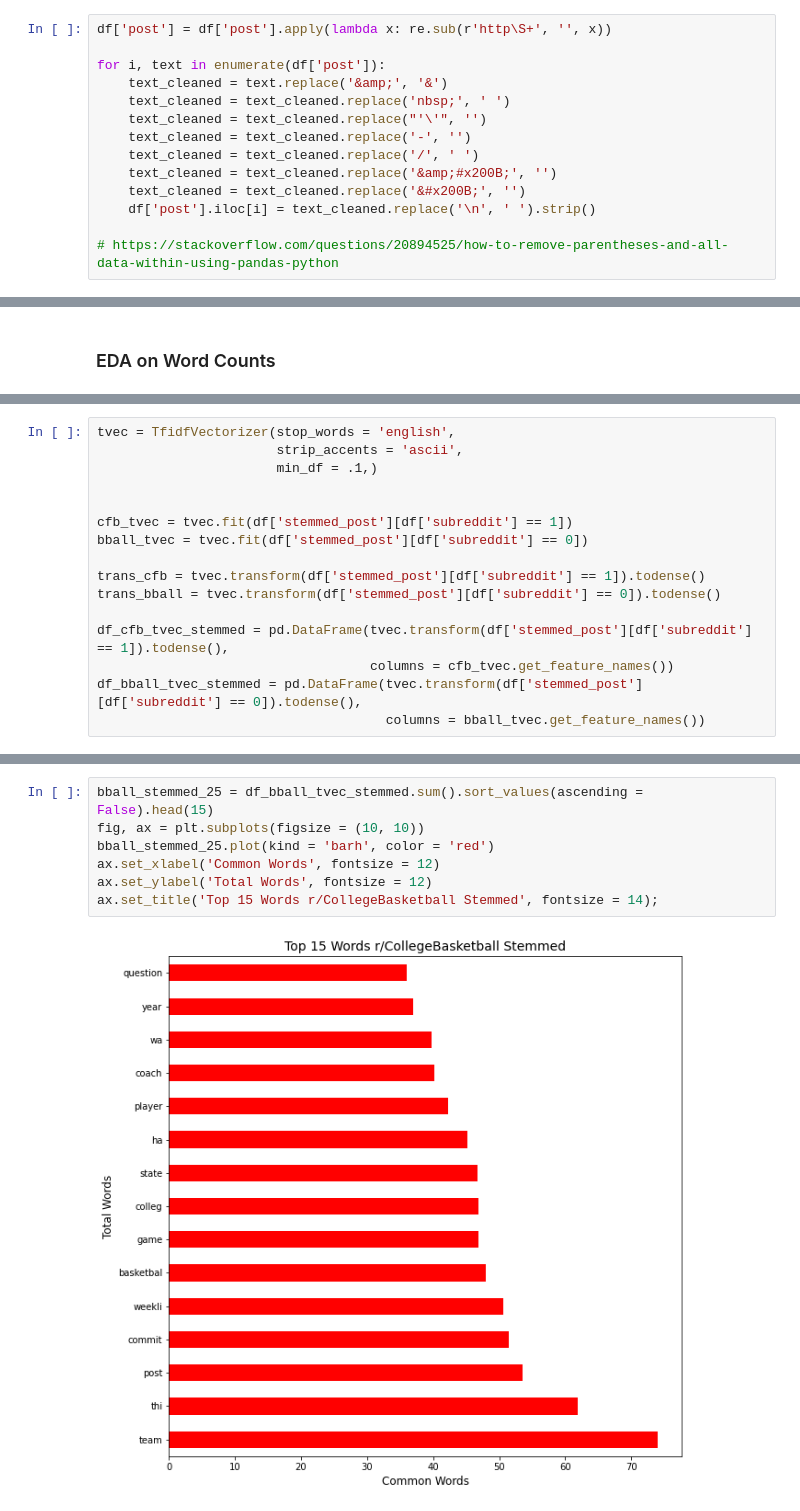
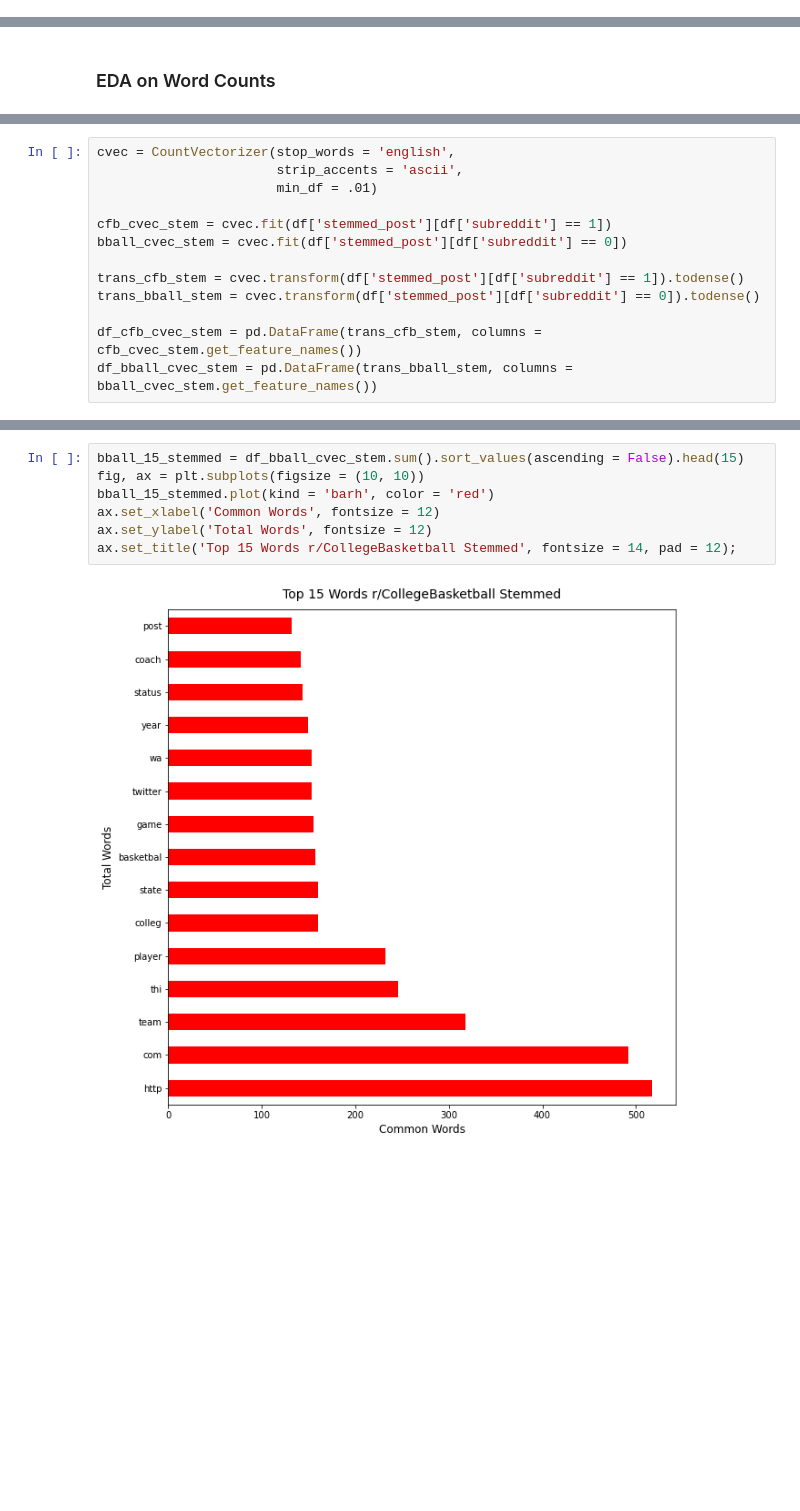
Before and after one commit to anthonyzurke/project-3, a Jupyter notebook: code/Cleaning and EDA.ipynb, the cells around one changed output, grey strips where cells are left out. Saved outputs shown, nothing was run; the diff lists cells and outputs as text; blank space fills up the shorter version.

```diff
--- a/code/Cleaning and EDA.ipynb
+++ b/code/Cleaning and EDA.ipynb
@@ -93,20 +92,6 @@ df['post_length'] = df['post'].str.len()
 df['post_word_count'] = df['post'].str.count(' ') + 1
 # %% [markdown]
 ### Clean Text
-# %%
-df['post'] = df['post'].apply(lambda x: re.sub(r'http\S+', '', x))
-
-for i, text in enumerate(df['post']):
-    text_cleaned = text.replace('&amp;', '&')
-    text_cleaned = text_cleaned.replace('nbsp;', ' ')
-    text_cleaned = text_cleaned.replace("'\'", '')
-    text_cleaned = text_cleaned.replace('-', '')
-    text_cleaned = text_cleaned.replace('/', ' ')
-    text_cleaned = text_cleaned.replace('&amp;#x200B;', '')
-    text_cleaned = text_cleaned.replace('&#x200B;', '')
-    df['post'].iloc[i] = text_cleaned.replace('\n', ' ').strip()
-
-# https://stackoverflow.com/questions/20894525/how-to-remove-parentheses-and-all-data-within-using-pandas-python
 # %% [markdown]
 ### Outliers
 # %%
@@ -218,17 +204,14 @@ ax.set_title('Top 15 Words r/CollegeBasketball', fontsize = 14);
 # %%
-tvec = TfidfVectorizer(stop_words = 'english',
+cvec = CountVectorizer(stop_words = 'english',
                        strip_accents = 'ascii',
-                       min_df = .1,)
+                       min_df = .01)
 
+cfb_cvec_stem = cvec.fit(df['stemmed_post'][df['subreddit'] == 1])
+bball_cvec_stem = cvec.fit(df['stemmed_post'][df['subreddit'] == 0])
 
-cfb_tvec = tvec.fit(df['stemmed_post'][df['subreddit'] == 1])
-bball_tvec = tvec.fit(df['stemmed_post'][df['subreddit'] == 0])
+trans_cfb_stem = cvec.transform(df['stemmed_post'][df['subreddit'] == 1]).todense()
+trans_bball_stem = cvec.transform(df['stemmed_post'][df['subreddit'] == 0]).todense()
 
-trans_cfb = tvec.transform(df['stemmed_post'][df['subreddit'] == 1]).todense()
-trans_bball = tvec.transform(df['stemmed_post'][df['subreddit'] == 0]).todense()
-
-df_cfb_tvec_stemmed = pd.DataFrame(tvec.transform(df['stemmed_post'][df['subreddit'] == 1]).todense(),
-                                   columns = cfb_tvec.get_feature_names())
-df_bball_tvec_stemmed = pd.DataFrame(tvec.transform(df['stemmed_post'][df['subreddit'] == 0]).todense(),
-                                     columns = bball_tvec.get_feature_names())
+df_cfb_cvec_stem = pd.DataFrame(trans_cfb_stem, columns = cfb_cvec_stem.get_feature_names())
+df_bball_cvec_stem = pd.DataFrame(trans_bball_stem, columns = bball_cvec_stem.get_feature_names())
 # %%
@@ -243,12 +226,12 @@ ax.set_title('Top 15 Words r/CFB Stemmed', fontsize = 14);
 # %%
-bball_stemmed_25 = df_bball_tvec_stemmed.sum().sort_values(ascending = False).head(15)
+bball_15_stemmed = df_bball_cvec_stem.sum().sort_values(ascending = False).head(15)
 fig, ax = plt.subplots(figsize = (10, 10))
-bball_stemmed_25.plot(kind = 'barh', color = 'red')
+bball_15_stemmed.plot(kind = 'barh', color = 'red')
 ax.set_xlabel('Common Words', fontsize = 12)
 ax.set_ylabel('Total Words', fontsize = 12)
-ax.set_title('Top 15 Words r/CollegeBasketball Stemmed', fontsize = 14);
+ax.set_title('Top 15 Words r/CollegeBasketball Stemmed', fontsize = 14, pad = 12);
 # %% [output]
-[figure, old version]
+[figure, new version]
 # %%
 nlp = spacy.load('en_core_web_sm')
 
```
Also changed, not shown: parts of 14 cells of this notebook, 2 other files.
